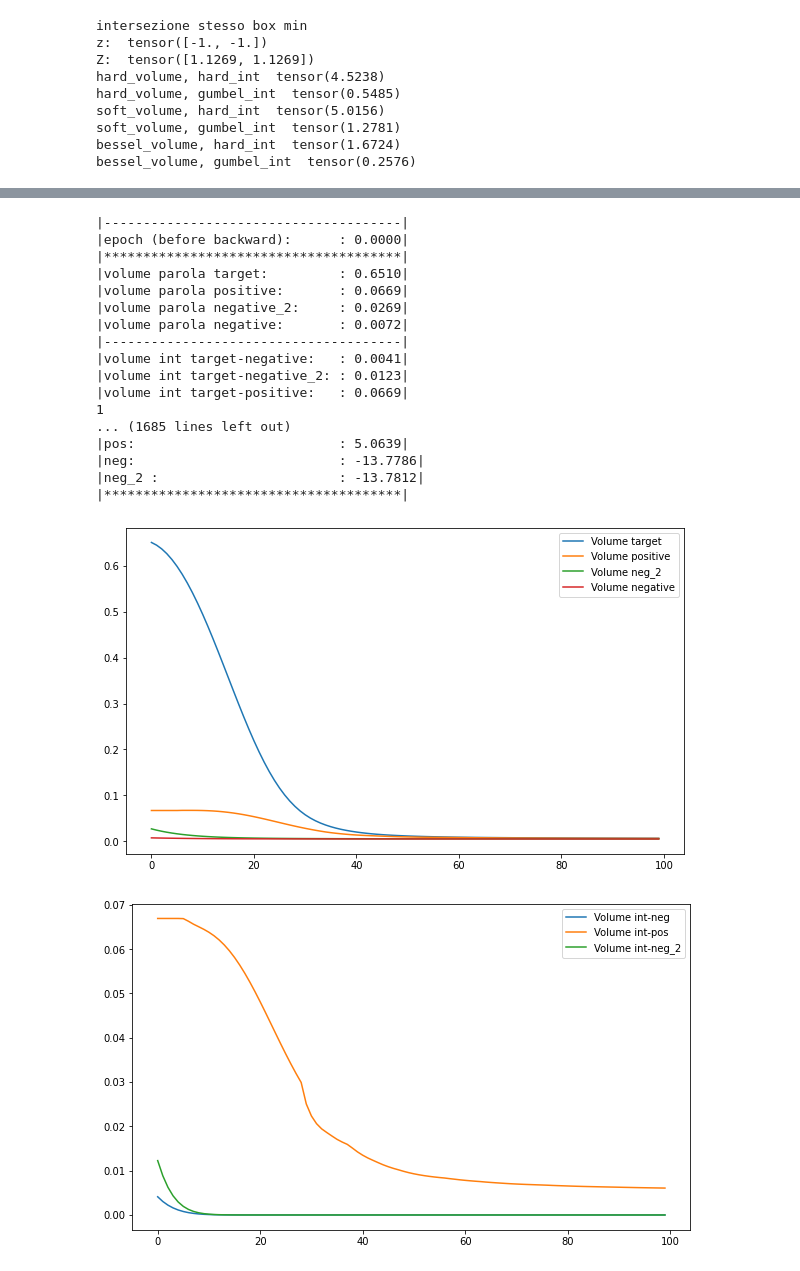
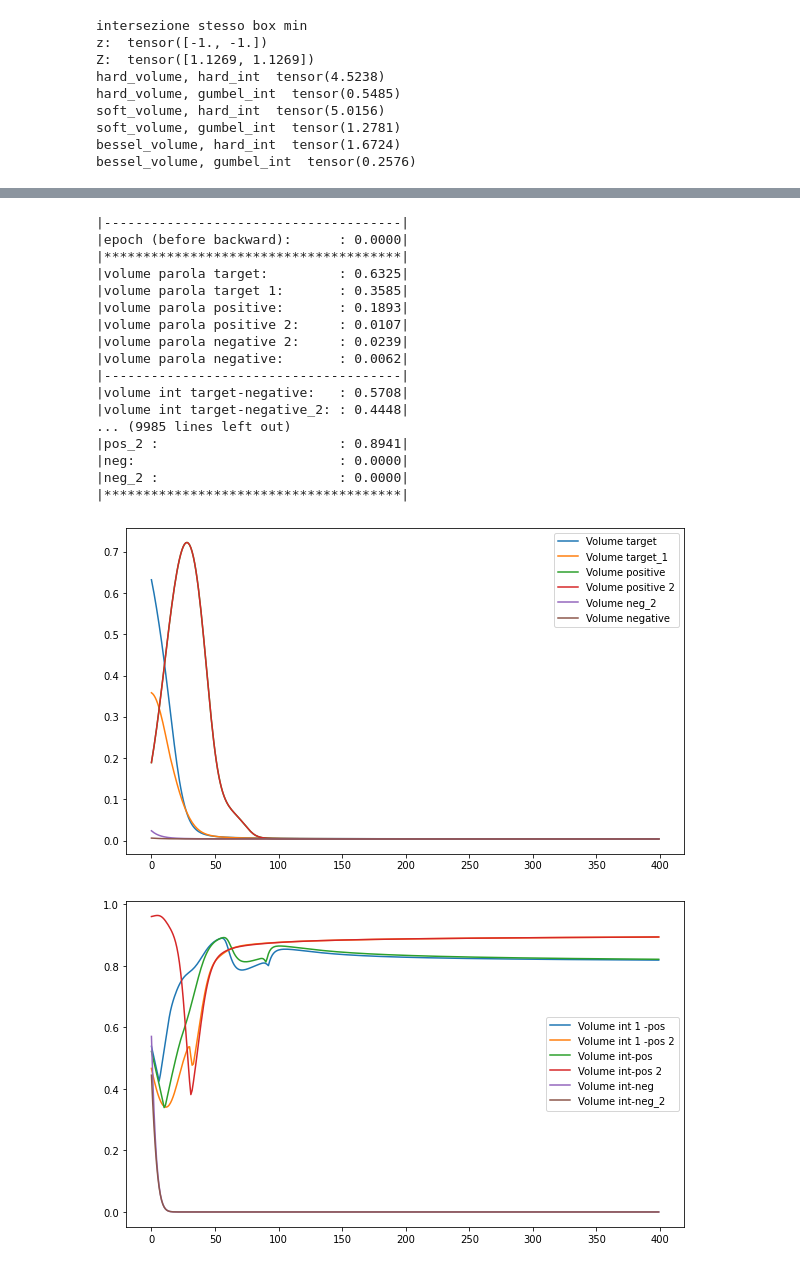
Before and after one commit to francesco-mollica/word2box_pytorch, a Jupyter notebook: notebooks/toy_box_embeddings.ipynb, the cells around one changed output, grey strips where cells are left out. Drawn from its saved outputs; the diff is of its cells as text; code cells hidden in the pictures.

```diff
--- a/notebooks/toy_box_embeddings.ipynb
+++ b/notebooks/toy_box_embeddings.ipynb
@@ -194,3 +189,25 @@ def extract_embeddings(boxes):
         list_box.append(boxes.z.data.tolist())
         list_box.append(boxes.Z.data.tolist())
         return list_box
+# %%
+# Initialization
+data_x = torch.tensor([[-2, -2], [+2., +3.]], requires_grad=True)
+box_target = SigmoidBoxTensor(data_x)
+
+data_t = torch.tensor([[-3, -1], [+1., +1.]], requires_grad=True)
+box_target_1 = SigmoidBoxTensor(data_t)
+
+data_y = torch.tensor([[-5, -10.5], [-1., +1]], requires_grad=True)
+box_positive = SigmoidBoxTensor(data_y)
+
+data_k = torch.tensor([[-3., -3.0], [-2., -1.5]], requires_grad=True)
+box_negative_2 = SigmoidBoxTensor(data_k)
+
+data_z = torch.tensor([[-2.8, -2.1], [-4., -3]], requires_grad=True)
+box_negative = SigmoidBoxTensor(data_z)
+
+data_p = torch.tensor([[-2, -2.6], [-3., -3]], requires_grad=True)
+box_negative_3 = SigmoidBoxTensor(data_p)
+
+data_i = torch.tensor([[-2, -1.6], [-2., -3]], requires_grad=True)
+box_negative_4 = SigmoidBoxTensor(data_i)
@@ -314,13 +514,0 @@ def train(box_target, box_pos, box_neg_2, box_neg, optimizer, epochs=1):
-# %%
-# Initialization
-data_x = torch.tensor([[-2, -2], [+2., +3.]], requires_grad=True)
-box_target = SigmoidBoxTensor(data_x)
-
-data_y = torch.tensor([[1, -1.5], [-1., +1]], requires_grad=True)
-box_positive = SigmoidBoxTensor(data_y)
-
-data_k = torch.tensor([[-3., -3.0], [-2., -1.5]], requires_grad=True)
-box_negative_2 = SigmoidBoxTensor(data_k)
-
-data_z = torch.tensor([[-2.9, -2.1], [-4., -3]], requires_grad=True)
-box_negative = SigmoidBoxTensor(data_z)
@@ -398,32 +515,32 @@ volume intersezione purple-green  3.0228542527765967e-05
 # %%
 # Training function
 learning_rate = 0.1
 
 # Train
-seed_everything(12345)
-optimizer = torch.optim.Adam([data_x, data_y, data_k, data_z], lr=learning_rate)
-epochs = 100
-target_list, context_list, context_list_2, negative_list = train(box_target, box_positive, box_negative_2, box_negative, optimizer, epochs=epochs)
+#seed_everything(12345)
+optimizer = torch.optim.Adam([data_x, data_t, data_y, data_i , data_k, data_z], lr=learning_rate)
+epochs = 400
+target_list, target_1_list, context_list, context_list_1, context_list_2, negative_list = train(box_target, box_target_1, box_positive, box_negative_4, box_negative_2, box_negative, optimizer, epochs=epochs)
 # %% [output]
 |--------------------------------------|
 |epoch (before backward):      : 0.0000|
 |**************************************|
-|volume parola target:         : 0.6510|
-|volume parola positive:       : 0.0669|
-|volume parola negative_2:     : 0.0269|
-|volume parola negative:       : 0.0072|
+|volume parola target:         : 0.6325|
+|volume parola target 1:       : 0.3585|
+|volume parola positive:       : 0.1893|
+|volume parola positive 2:     : 0.0107|
+|volume parola negative 2:     : 0.0239|
+|volume parola negative:       : 0.0062|
 |--------------------------------------|
-|volume int target-negative:   : 0.0041|
-|volume int target-negative_2: : 0.0123|
-|volume int target-positive:   : 0.0669|
-1
-... (1685 lines left out)
-|pos:                          : 5.0639|
-|neg:                          : -13.7786|
-|neg_2 :                       : -13.7812|
+|volume int target-negative:   : 0.5708|
+|volume int target-negative_2: : 0.4448|
+... (9985 lines left out)
+|pos_2 :                       : 0.8941|
+|neg:                          : 0.0000|
+|neg_2 :                       : 0.0000|
 |**************************************|
-[figure, old version]
+[figure, new version]
-[figure, old version]
+[figure, new version]
 # %%
 import pickle
 import matplotlib as mpl
```
Also changed, not shown: parts of 14 cells of this notebook, 7 other files.
